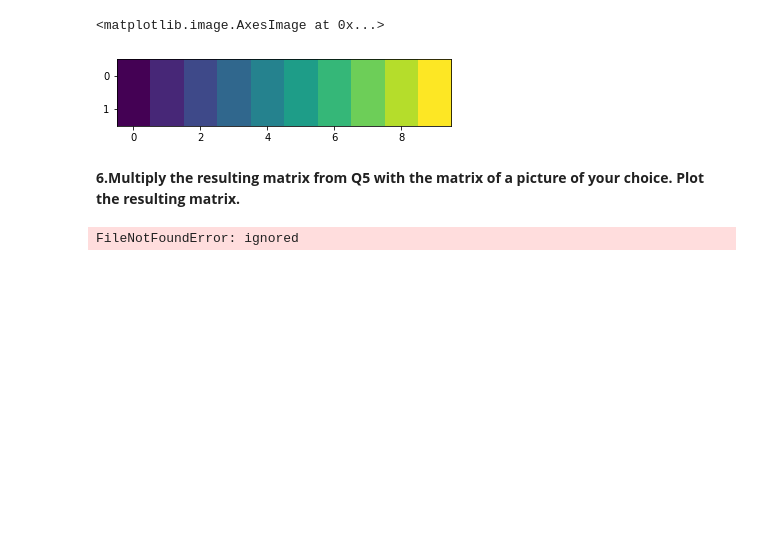
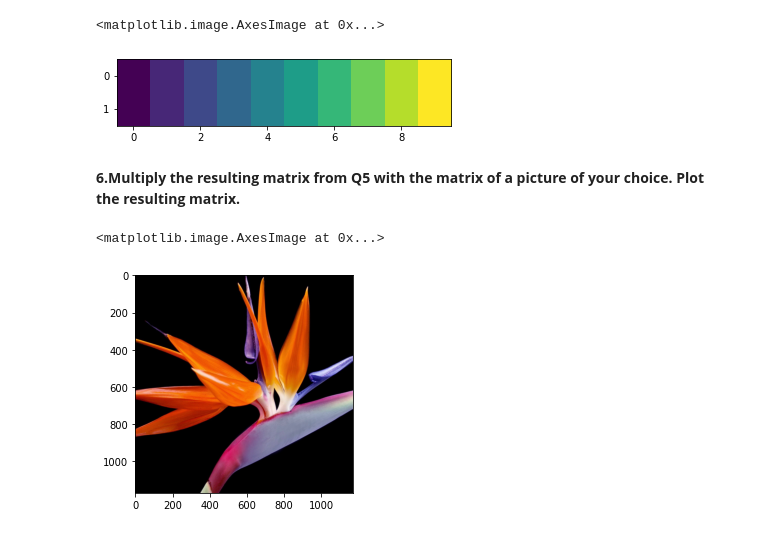
Before and after one commit to mpatrini7/DataLAB42, a Jupyter notebook: Week2/Week2.ipynb, the cells around one changed output. Saved outputs shown, nothing was run; the diff lists cells and outputs as text; code cells hidden in the pictures; blank space fills up the shorter version.

```diff
--- a/Week2/Week2.ipynb
+++ b/Week2/Week2.ipynb
@@ -160,10 +160,11 @@ plt.imshow(matrix)
 # %%
 import matplotlib.image as mpimg
 # %%
-img = mpimg.imread("/imgs/sterlizia.jpeg", 0)
+img = mpimg.imread("imgs/sterlizia.jpeg", 0)
 plt.imshow(img)
 # %% [output]
-FileNotFoundError: ignored
+<matplotlib.image.AxesImage at 0x...>
+[figure, added]
 # %%
 img.shape
 # %%
```
